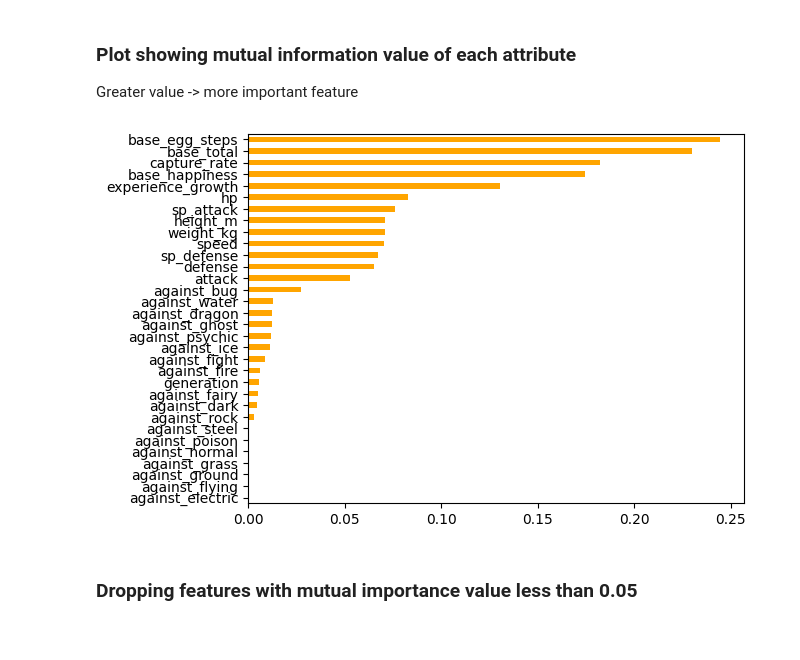
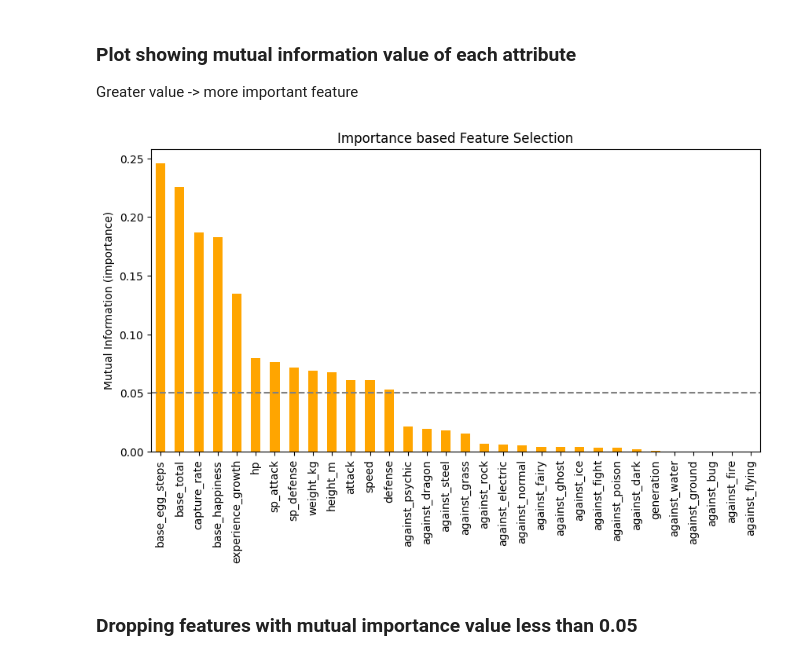
Before and after one commit to ayushkarn14/Pokemon-Classification, a Jupyter notebook: book.ipynb, the cells around one changed output. Saved outputs shown, nothing was run; the diff lists cells and outputs as text; code cells hidden in the pictures.

```diff
--- a/book.ipynb
+++ b/book.ipynb
@@ -218,8 +218,8 @@ Name: name, dtype: object
 height=[0.3,0.7,0.7,0.65,1.1,0.6,1.1,0.2,0.7,0.4,1.1,0.4,1,1.6,0.8,1.1,6.45,1,3.5,1]
 weight=[3.7,20,25,26,40,9.9,19.9,0.9,50,4.2,32,20,107,308,36,41,267.8,39.5,250,25]
 
-missing_rows['weight_kg']=weight
-missing_rows['height_m']=height
+missing_rows.loc[:,'weight_kg']=weight
+missing_rows.loc[:,'height_m']=height
 data.loc[missing_rows.index,'height_m']=missing_rows['height_m']
 data.loc[missing_rows.index,'weight_kg']=missing_rows['weight_kg']
 data.loc[missing_rows.index,['height_m','weight_kg']]
@@ -282,17 +270,20 @@ data=data.drop(['classfication','type1','type2','name','japanese_name','abilitie
 # %%
 from sklearn.feature_selection import mutual_info_classif
 
 
 y=data['is_legendary']
 x=data.drop('is_legendary',axis=1)
 
 
 importances=mutual_info_classif(x,y)
 feature_imp=pd.Series(importances,x.columns)
-feature_imp.sort_values(axis=0).plot(kind='barh',color='orange')
+feature_imp.sort_values(ascending=False,axis=0).plot(kind='bar',color='orange',figsize=(10,5))
+plt.axhline(0.05,c='gray',linestyle='--')
+plt.title('Importance based Feature Selection')
+plt.ylabel('Mutual Information (importance)')
 plt.show()
 # %% [output]
-[figure, old version]
+[figure, new version]
 # %% [markdown]
 <h3>Dropping features with mutual importance value less than 0.05</h3>
 # %%
```
Also changed, not shown: parts of 22 cells of this notebook, 1 other file.
